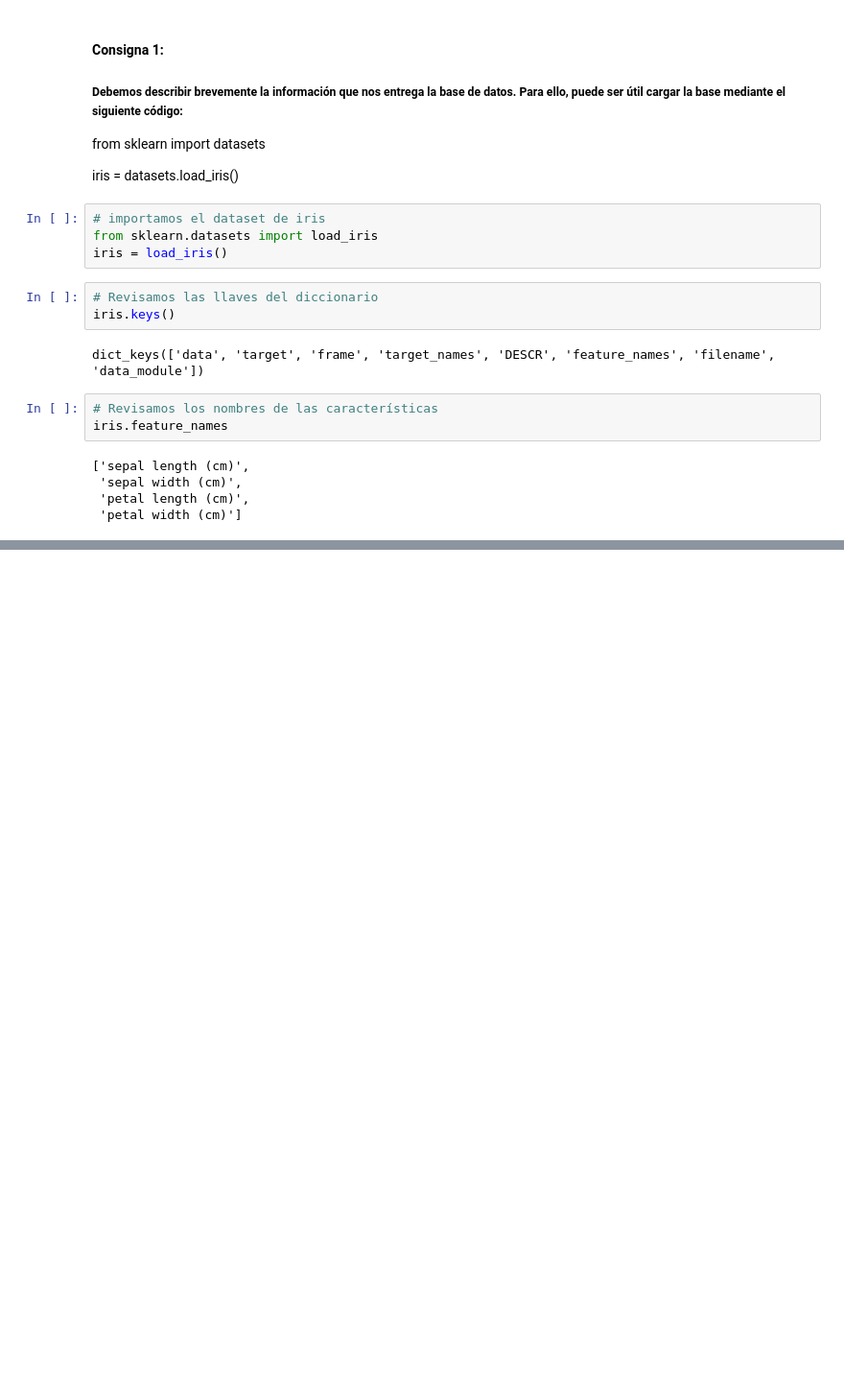
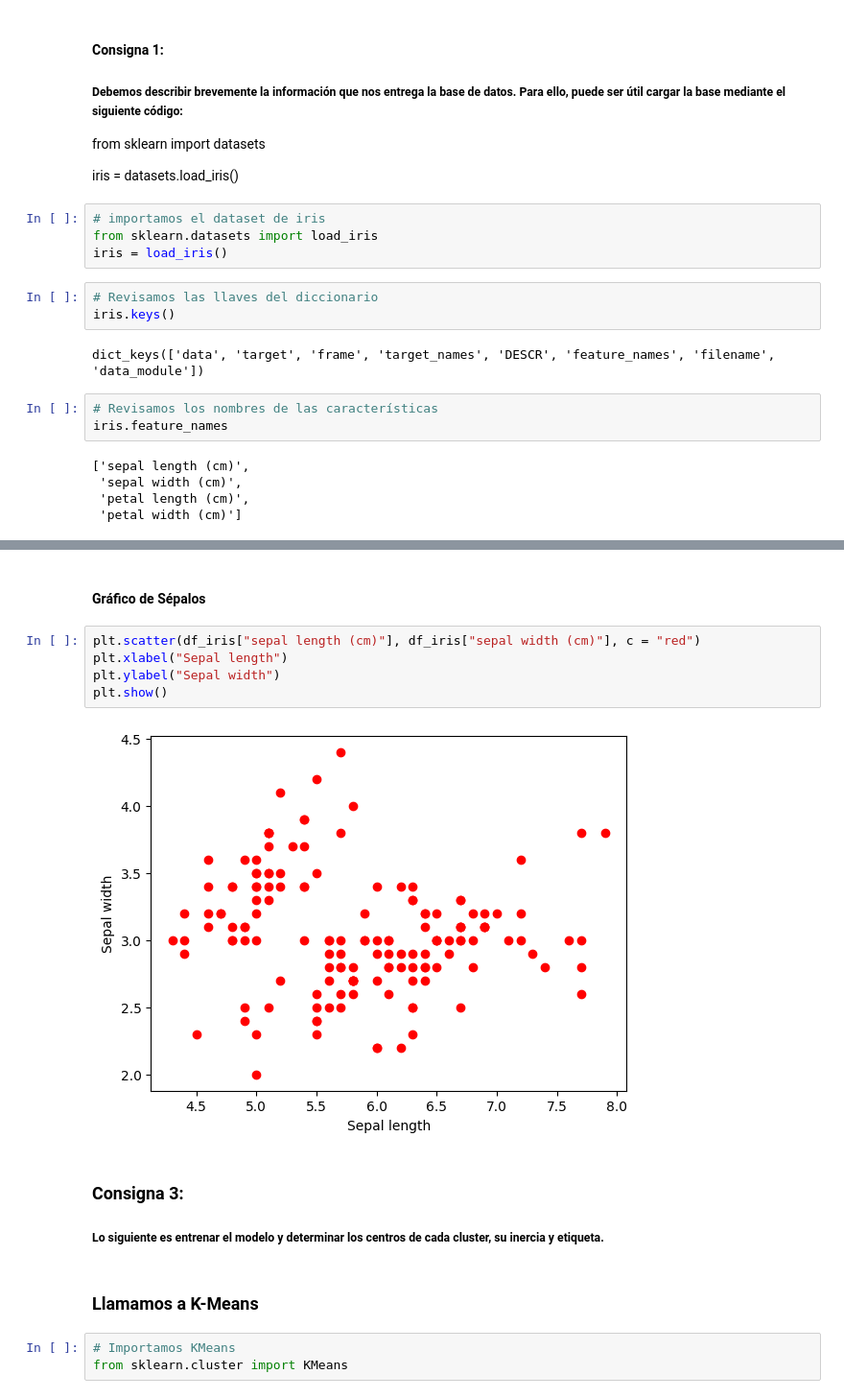
Before and after one commit to joluva/machinelearning, a Jupyter notebook: API_4_Vasquez_jorge_Luis.ipynb, the cells around one changed output, grey strips where cells are left out. Shown: that part at 96% size. Saved outputs shown, nothing was run; the diff lists cells and outputs as text; blank space fills up the shorter version.

```diff
--- a/API_4_Vasquez_jorge_Luis.ipynb
+++ b/API_4_Vasquez_jorge_Luis.ipynb
@@ -49,0 +78,17 @@ iris.feature_names
+# %% [markdown]
+#### Gráfico de Sépalos
+# %%
+plt.scatter(df_iris["sepal length (cm)"], df_iris["sepal width (cm)"], c = "red")
+plt.xlabel("Sepal length")
+plt.ylabel("Sepal width")
+plt.show()
+# %% [output]
+[figure, added]
+# %% [markdown]
+### Consigna 3:
+##### Lo siguiente es entrenar el modelo y determinar los centros de cada cluster, su inercia y etiqueta.
+# %% [markdown]
+### Llamamos a K-Means
+# %%
+# Importamos KMeans
+from sklearn.cluster import KMeans
```
Also changed, not shown: parts of 20 cells of this notebook, 3 other files.
